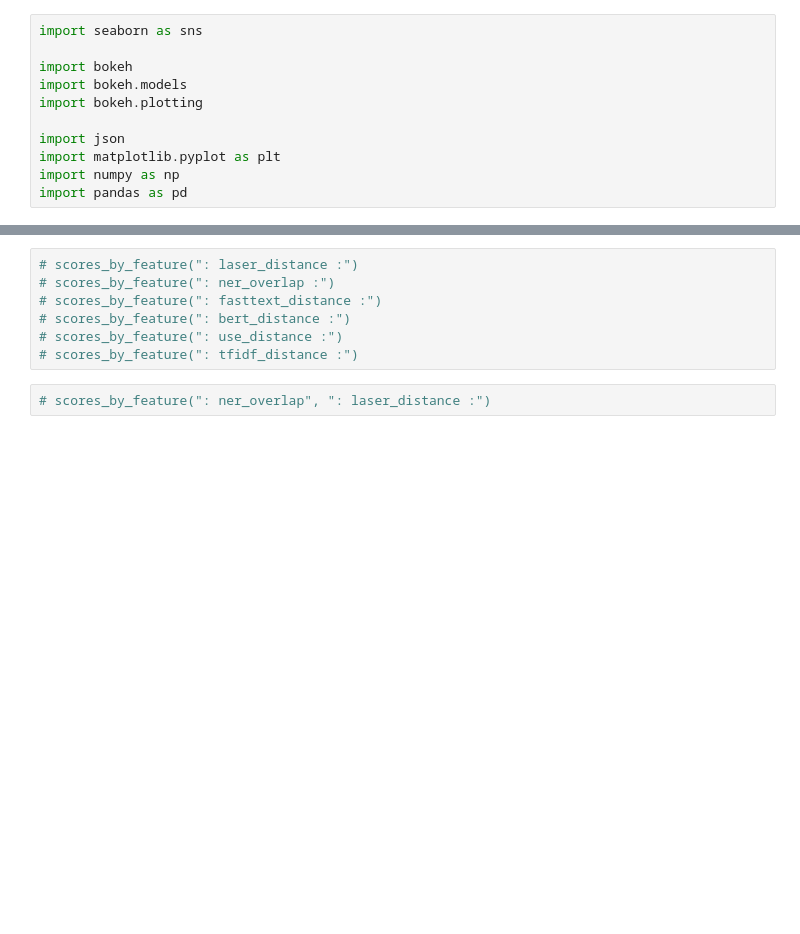
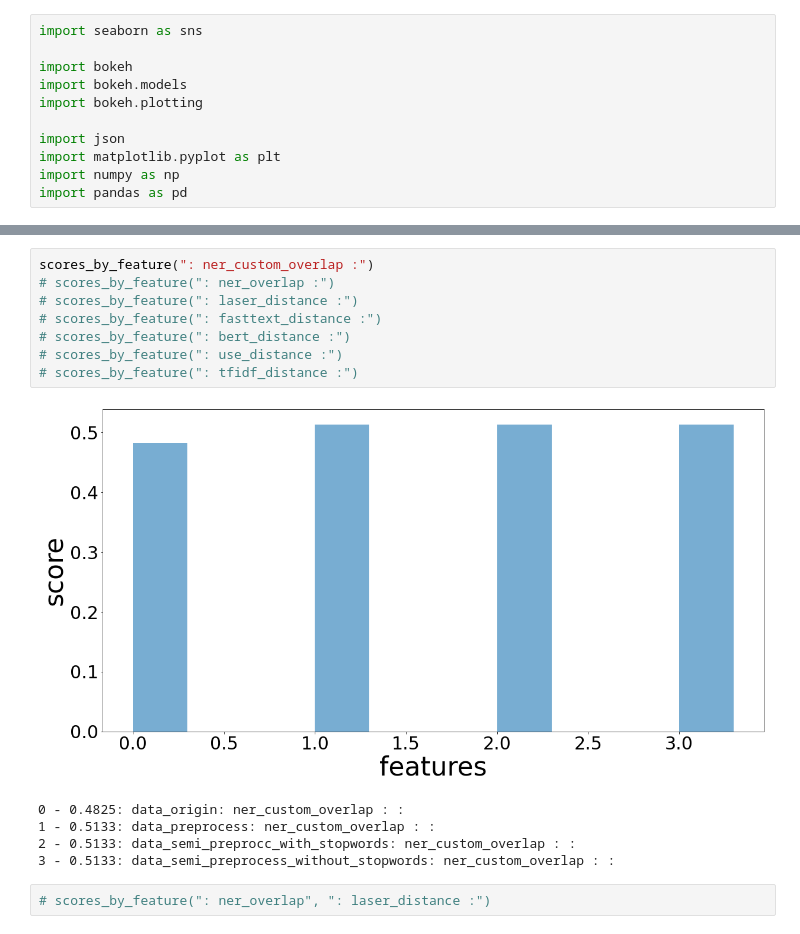
Before and after one commit to DaniilRoman/short_answers_scoring, a Jupyter notebook: visualization.ipynb, the cells around one changed output, grey strips where cells are left out. Saved outputs shown, nothing was run; the diff lists cells and outputs as text; blank space fills up the shorter version.

```diff
--- a/visualization.ipynb
+++ b/visualization.ipynb
@@ -220,9 +258,16 @@ def print_scored_abstract(get_part, file_name, _get_columns_from_json=get_column
 # %%
+scores_by_feature(": ner_custom_overlap :")
+# scores_by_feature(": ner_overlap :")
 # scores_by_feature(": laser_distance :")
-# scores_by_feature(": ner_overlap :")
 # scores_by_feature(": fasttext_distance :")
 # scores_by_feature(": bert_distance :")
 # scores_by_feature(": use_distance :")
 # scores_by_feature(": tfidf_distance :")
+# %% [output]
+[figure, added]
+0 - 0.4825: data_origin: ner_custom_overlap : :
+1 - 0.5133: data_preprocess: ner_custom_overlap : :
+2 - 0.5133: data_semi_preprocc_with_stopwords: ner_custom_overlap : :
+3 - 0.5133: data_semi_preprocess_without_stopwords: ner_custom_overlap : :
 # %%
 # scores_by_feature(": ner_overlap", ": laser_distance :")
```
Also changed, not shown: parts of 5 cells of this notebook.
